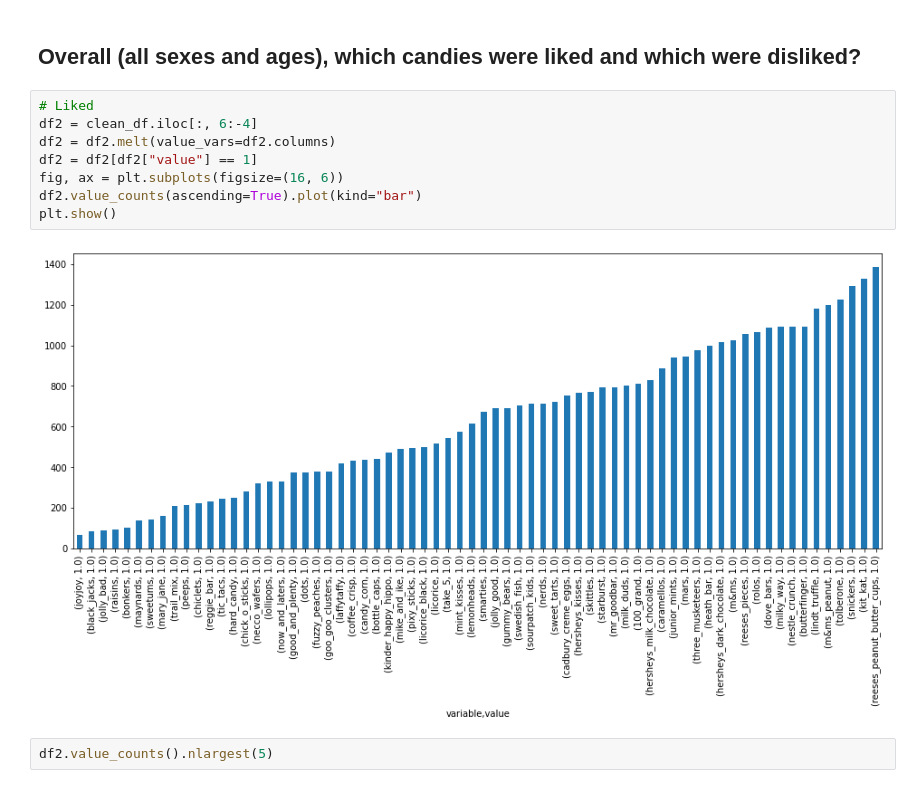
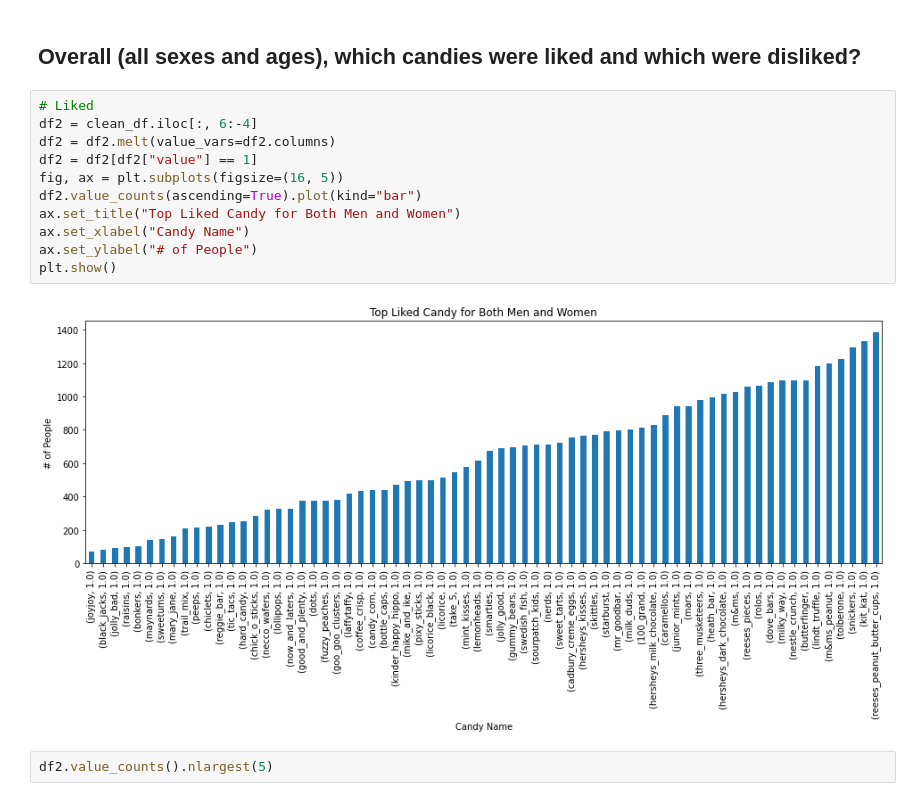
Before and after one commit to Ungarmaxx/TOOL1_FINAL_PROJECT, a Jupyter notebook: project_stuff.ipynb, the cells around one changed output. Drawn from its saved outputs; the diff is of its cells as text.

Commit message:
updated graphs

```diff
--- a/project_stuff.ipynb
+++ b/project_stuff.ipynb
@@ -369,13 +369,16 @@ clean_df.iloc[:, 6:-4]
 # %%
 # Liked
 df2 = clean_df.iloc[:, 6:-4]
 df2 = df2.melt(value_vars=df2.columns)
 df2 = df2[df2["value"] == 1]
-fig, ax = plt.subplots(figsize=(16, 6))
+fig, ax = plt.subplots(figsize=(16, 5))
 df2.value_counts(ascending=True).plot(kind="bar")
+ax.set_title("Top Liked Candy for Both Men and Women")
+ax.set_xlabel("Candy Name")
+ax.set_ylabel("# of People")
 plt.show()
 # %% [output]
-[figure, old version]
+[figure, new version]
 # %%
 df2.value_counts().nlargest(5)
 # %% [output]
```
Also changed, not shown: parts of 8 cells of this notebook.
